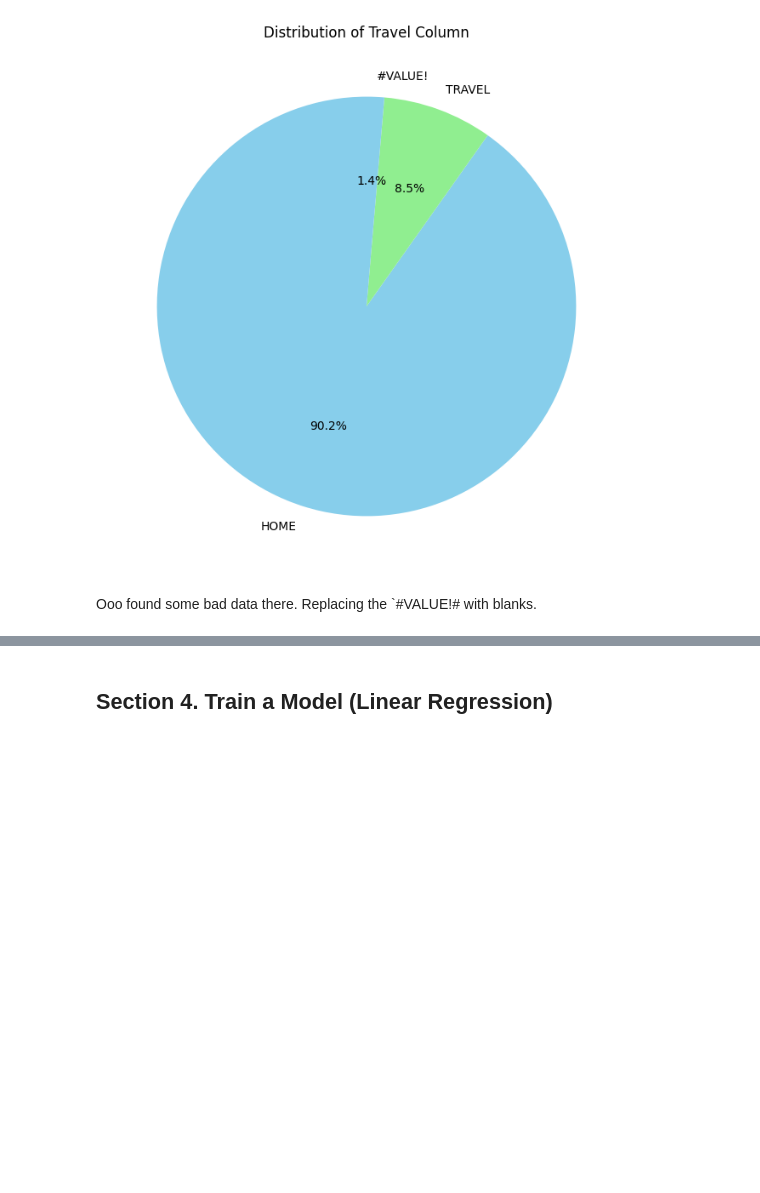
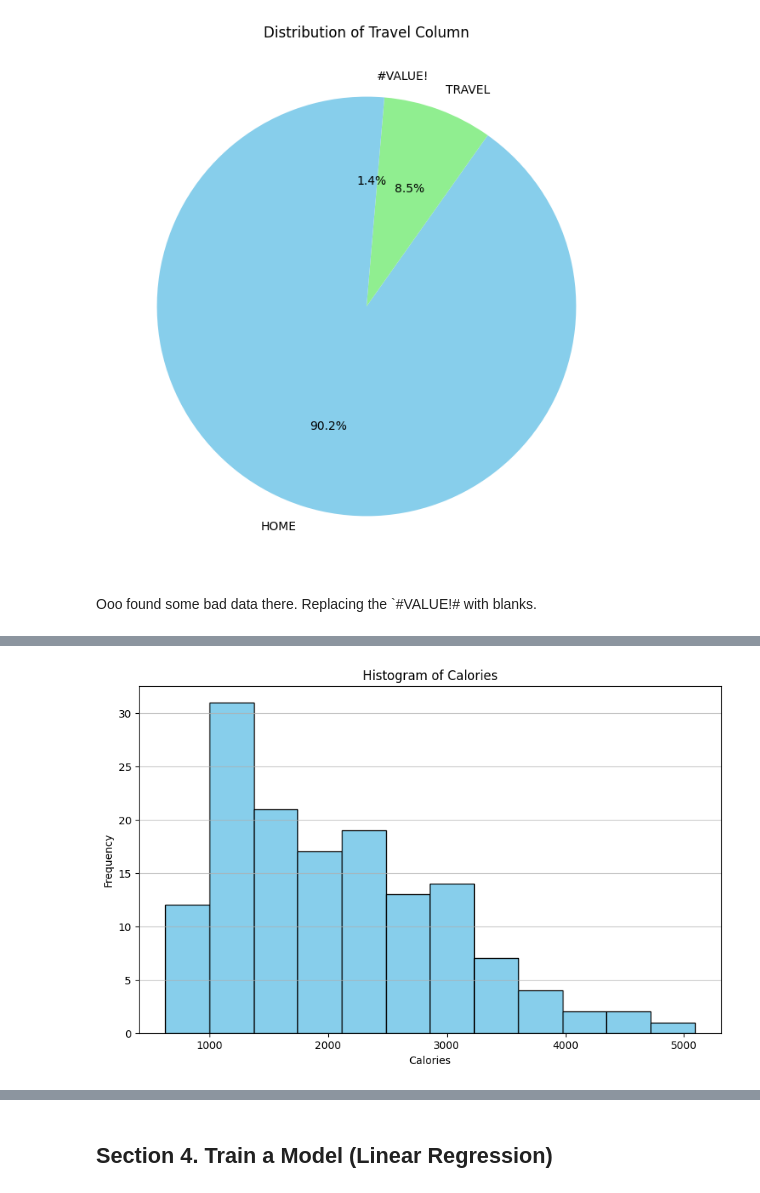
Before and after one commit to aarongilly/ml_regression_gillespie, a Jupyter notebook: gillespie_ml_data_journal.ipynb, the cells around one changed output, grey strips where cells are left out. Saved outputs shown, nothing was run; the diff lists cells and outputs as text; code cells hidden in the pictures; blank space fills up the shorter version.

```diff
--- a/gillespie_ml_data_journal.ipynb
+++ b/gillespie_ml_data_journal.ipynb
@@ -328,0 +347,11 @@ plt.show()
+# %%
+# Create a histogram for the 'calories' column
+plt.figure(figsize=(10, 6))
+plt.hist(combined_df['calories'].dropna(), bins=12, color='skyblue', edgecolor='black')
+plt.title('Histogram of Calories')
+plt.xlabel('Calories')
+plt.ylabel('Frequency')
+plt.grid(axis='y', alpha=0.75)
+plt.show()
+# %% [output]
+[figure, added]
```
Also changed, not shown: parts of 6 cells of this notebook.
